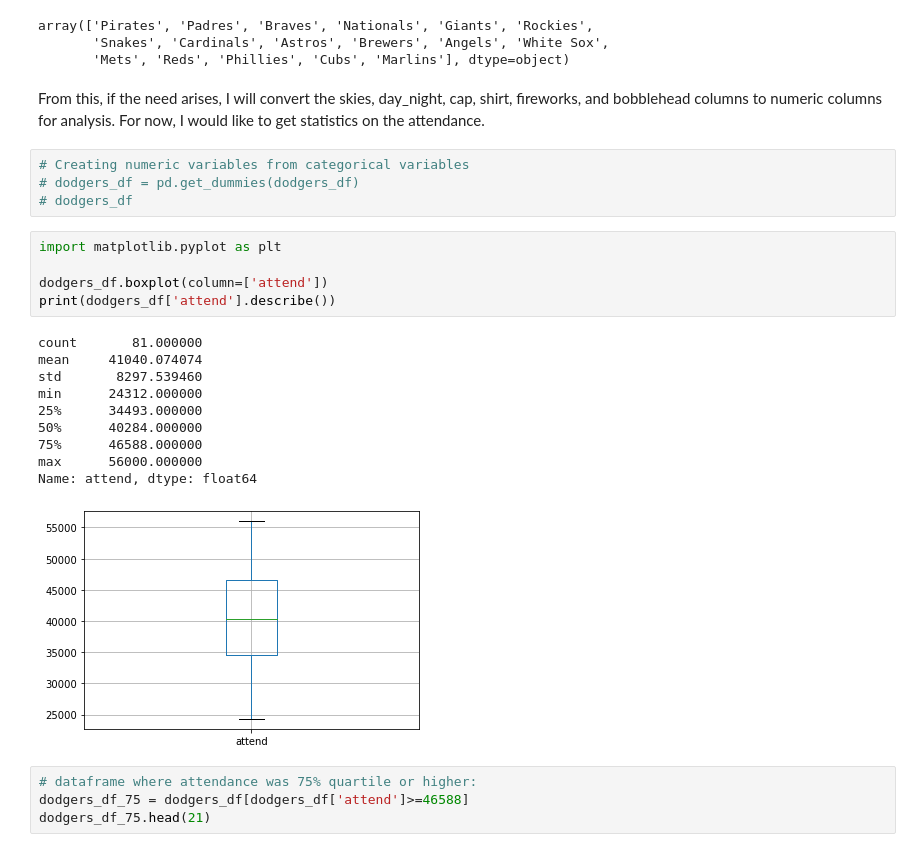
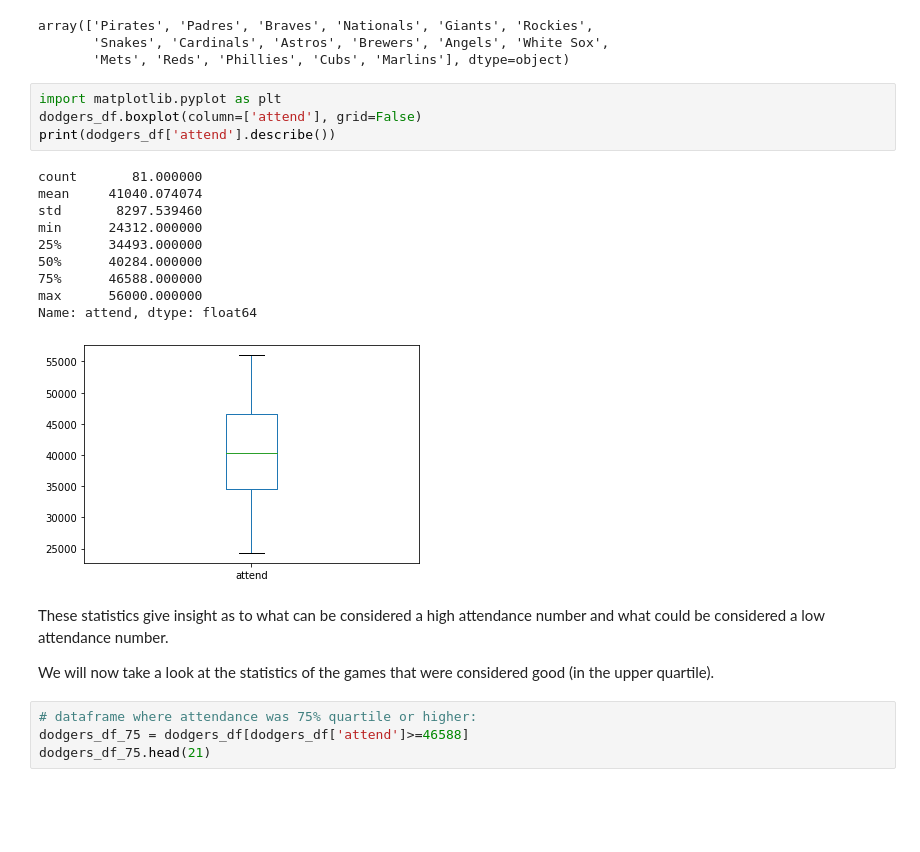
Before and after one commit to ramsey-king/DSC-630-Predictive-Analytics, a Jupyter notebook: Week-3/KingRamseyWeek3.ipynb, the cells around one changed output. Cells and saved outputs as stored; diff of their text form; blank space fills up the shorter version.

```diff
--- a/Week-3/KingRamseyWeek3.ipynb
+++ b/Week-3/KingRamseyWeek3.ipynb
@@ -44,28 +79,26 @@ dodgers_df['opponent'].unique()
 array(['Pirates', 'Padres', 'Braves', 'Nationals', 'Giants', 'Rockies',
        'Snakes', 'Cardinals', 'Astros', 'Brewers', 'Angels', 'White Sox',
        'Mets', 'Reds', 'Phillies', 'Cubs', 'Marlins'], dtype=object)
-# %% [markdown]
-From this, if the need arises, I will convert the skies, day_night, cap, shirt, fireworks, and bobblehead columns to numeric columns for analysis.  For now, I would like to get statistics on the attendance.
-# %%
-# Creating numeric variables from categorical variables
-# dodgers_df = pd.get_dummies(dodgers_df)
-# dodgers_df
 # %%
 import matplotlib.pyplot as plt
-
-dodgers_df.boxplot(column=['attend'])
+dodgers_df.boxplot(column=['attend'], grid=False)
 print(dodgers_df['attend'].describe())
 # %% [output]
 count       81.000000
 mean     41040.074074
 std       8297.539460
 min      24312.000000
 25%      34493.000000
 50%      40284.000000
 75%      46588.000000
 max      56000.000000
 Name: attend, dtype: float64
-[figure, old version]
+[figure, new version]
+# %% [markdown]
+These statistics give insight as to what can be considered a high attendance number and what could be considered a low
+attendance number.
+
+We will now take a look at the statistics of the games that were considered good (in the upper quartile).
 # %%
 # dataframe where attendance was 75% quartile or higher:
 dodgers_df_75 = dodgers_df[dodgers_df['attend']>=46588]
```
Also changed, not shown: parts of 25 cells of this notebook.
